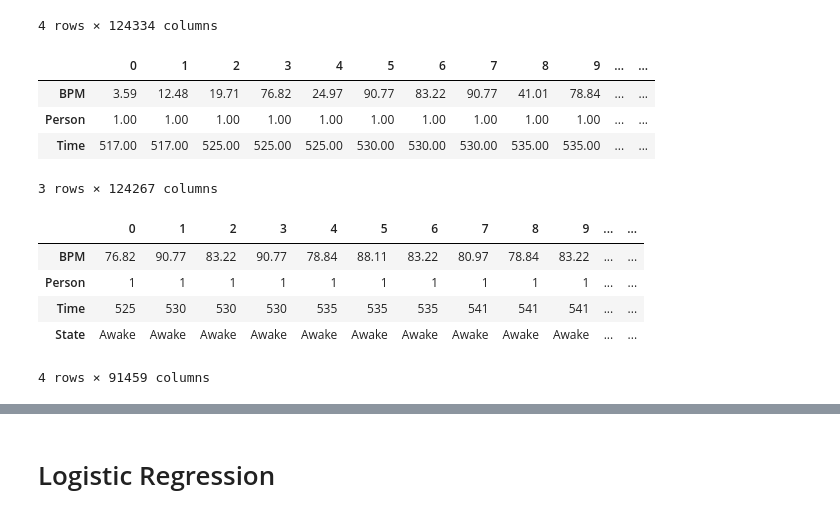
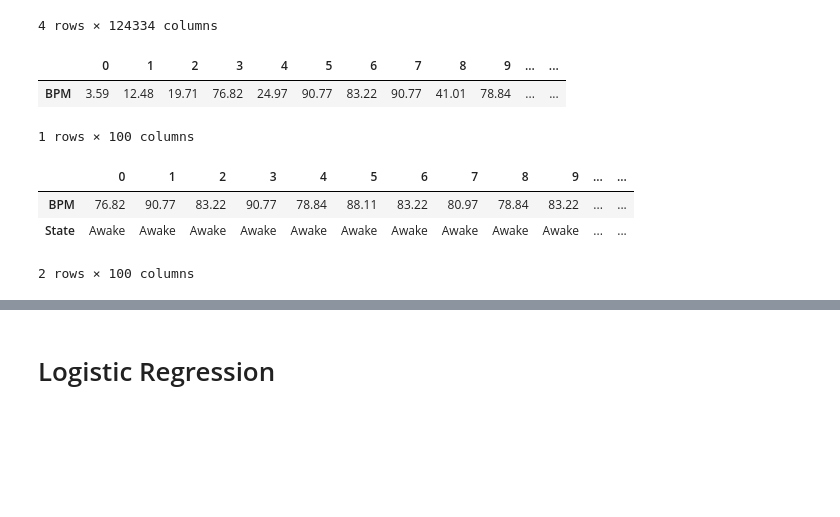
Before and after one commit to ReiTony/Sleep_Data_Analysis, a Jupyter notebook: Sleep_Data_Analysis.ipynb, the cells around one changed output, grey strips where cells are left out. Saved outputs shown, nothing was run; the diff lists cells and outputs as text; code cells hidden in the pictures; blank space fills up the shorter version.

Commit message:
Update Files
- Added lr_model.pkl
- Updated modified_states.csv
- Updated sleep_data.csv
- Updated Sleep_Data_Anaylsis.ipynb

```diff
--- a/Sleep_Data_Analysis.ipynb
+++ b/Sleep_Data_Analysis.ipynb
@@ -53,12 +54,10 @@ combined_df.to_csv("cleaned_data.csv", index=False)
 # %%
 # Load the cleaned csv then display it
 data = pd.read_csv("cleaned_data.csv")
-data.T.head(10)
+data[['BPM']].head(100).T
 # %% [output]
 |  | 0 | 1 | 2 | 3 | 4 | 5 | 6 | 7 | 8 | 9 | ... | ... |
 | BPM | 3.59 | 12.48 | 19.71 | 76.82 | 24.97 | 90.77 | 83.22 | 90.77 | 41.01 | 78.84 | ... | ... |
-| Person | 1.00 | 1.00 | 1.00 | 1.00 | 1.00 | 1.00 | 1.00 | 1.00 | 1.00 | 1.00 | ... | ... |
-| Time | 517.00 | 517.00 | 525.00 | 525.00 | 525.00 | 530.00 | 530.00 | 530.00 | 535.00 | 535.00 | ... | ... |
-3 rows × 124267 columns
+1 rows × 100 columns
 # %%
 # Set the ranges BPM >= 50 & <= 90.9 and remove the rest
@@ -71,14 +104,12 @@ combined_df.to_csv("sleep_data.csv", index=False)
 # %%
 # Load the Sleep Data CSV and Display
 data = pd.read_csv("sleep_data.csv")
-data.T.head(10)
+data[['BPM', 'State']].head(100).T
 # %% [output]
 |  | 0 | 1 | 2 | 3 | 4 | 5 | 6 | 7 | 8 | 9 | ... | ... |
 | BPM | 76.82 | 90.77 | 83.22 | 90.77 | 78.84 | 88.11 | 83.22 | 80.97 | 78.84 | 83.22 | ... | ... |
-| Person | 1 | 1 | 1 | 1 | 1 | 1 | 1 | 1 | 1 | 1 | ... | ... |
-| Time | 525 | 530 | 530 | 530 | 535 | 535 | 535 | 541 | 541 | 541 | ... | ... |
 | State | Awake | Awake | Awake | Awake | Awake | Awake | Awake | Awake | Awake | Awake | ... | ... |
-4 rows × 91459 columns
+2 rows × 100 columns
 # %%
 # Descriptive statistics of dataset
 data.describe()
```
Also changed, not shown: parts of 14 cells of this notebook, 3 other files.
